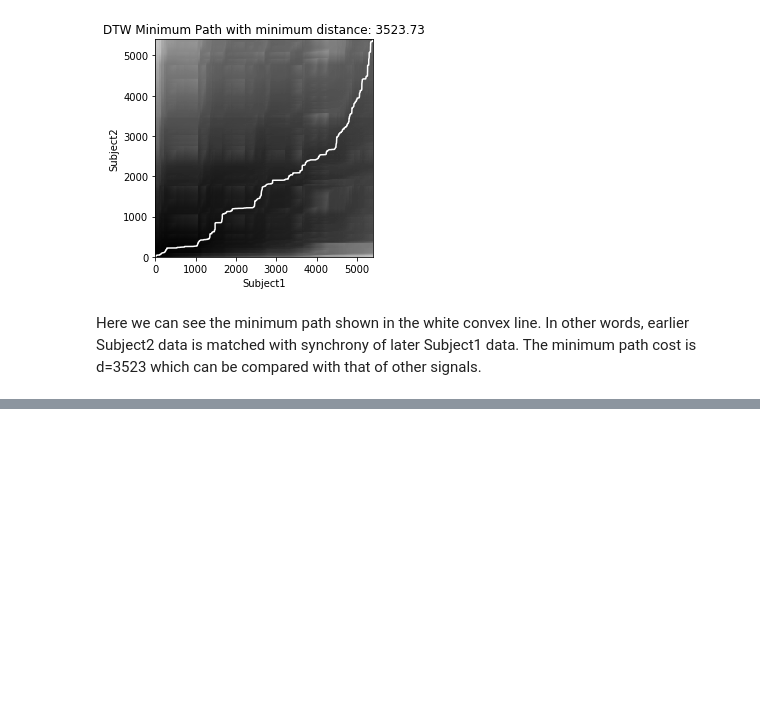
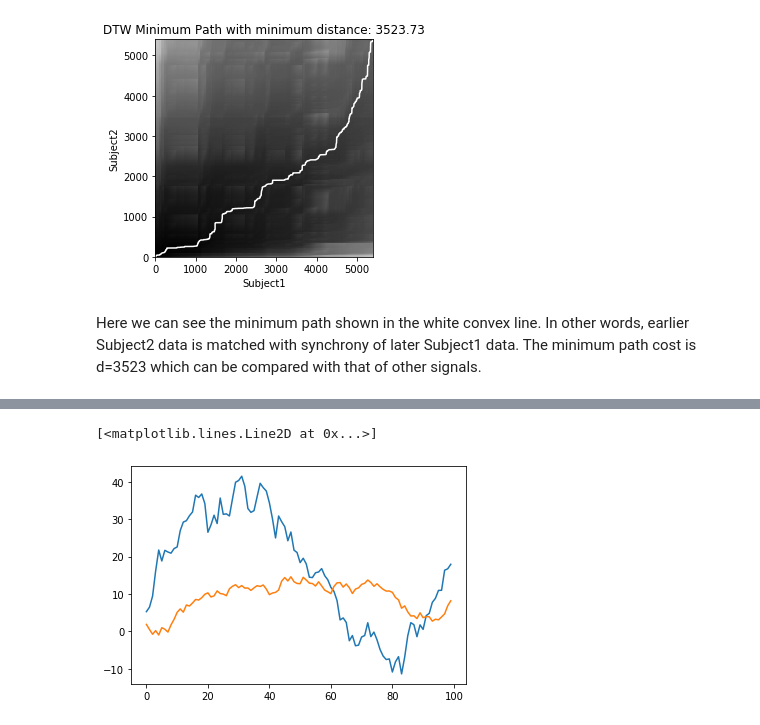
Before and after one commit to ShaunakSen/Data-Science-and-Machine-Learning, a Jupyter notebook: Similarity_in_time_series_data.ipynb, the cells around one changed output, grey strips where cells are left out. Cells and saved outputs as stored; diff of their text form; code cells hidden in the pictures; blank space fills up the shorter version.

```diff
--- a/Similarity_in_time_series_data.ipynb
+++ b/Similarity_in_time_series_data.ipynb
@@ -144,0 +218,13 @@ Here we can see the minimum path shown in the white convex line. In other words,
+# %%
+### create a separate copy of the original dataset to experiment on
+
+dataset_modified = np.copy(dataset)
+
+## amplify value of 1st data
+dataset_modified[0,:,0] = np.multiply(dataset_modified[0,:,0], 3)
+# %%
+plt.plot(np.arange(sz), dataset_modified[0,:,0])
+plt.plot(np.arange(sz), dataset_modified[1,:,0])
+# %% [output]
+[<matplotlib.lines.Line2D at 0x...>]
+[figure, added]
```
Also changed, not shown: parts of 12 cells of this notebook.
